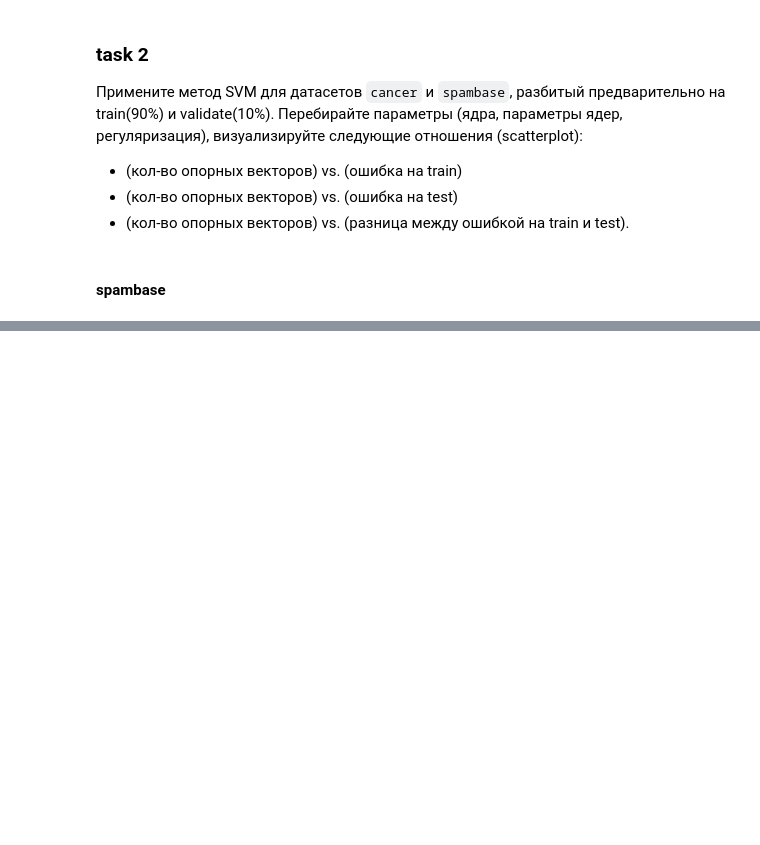
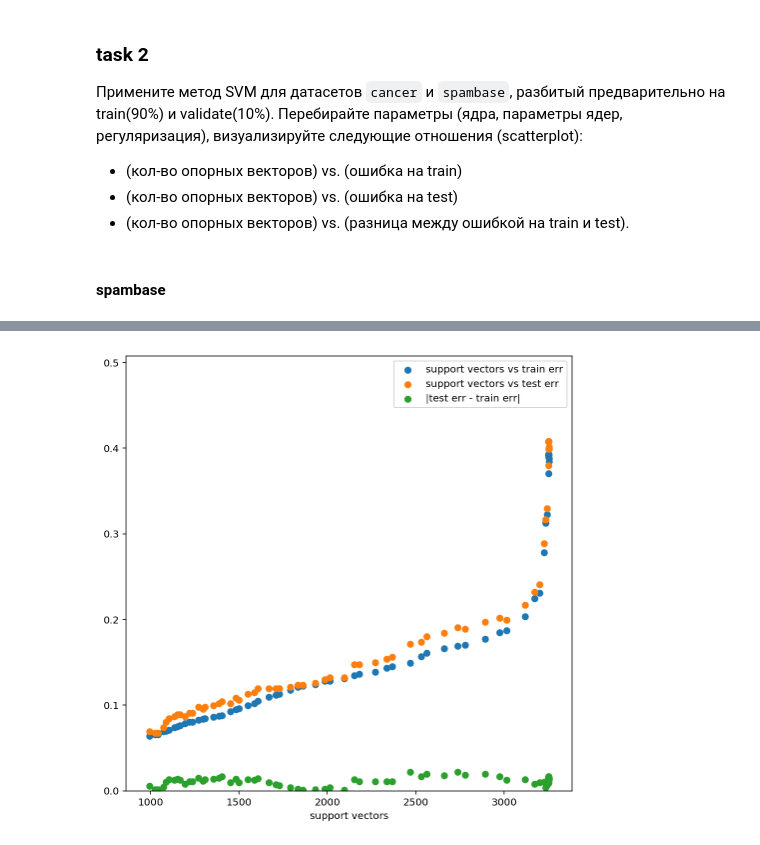
Before and after one commit to xamgore/au-ml, a Jupyter notebook: hw07_svm/solution.ipynb, the cells around one changed output, grey strips where cells are left out. Cells and saved outputs as stored; diff of their text form; code cells hidden in the pictures; blank space fills up the shorter version.

```diff
--- a/hw07_svm/solution.ipynb
+++ b/hw07_svm/solution.ipynb
@@ -83,0 +139,4 @@ run(X, Y, svm(kernel='rbf'), 'rbf')
+# %%
+draw()
+# %% [output]
+[figure, added]
```
Also changed, not shown: parts of 17 cells of this notebook.
